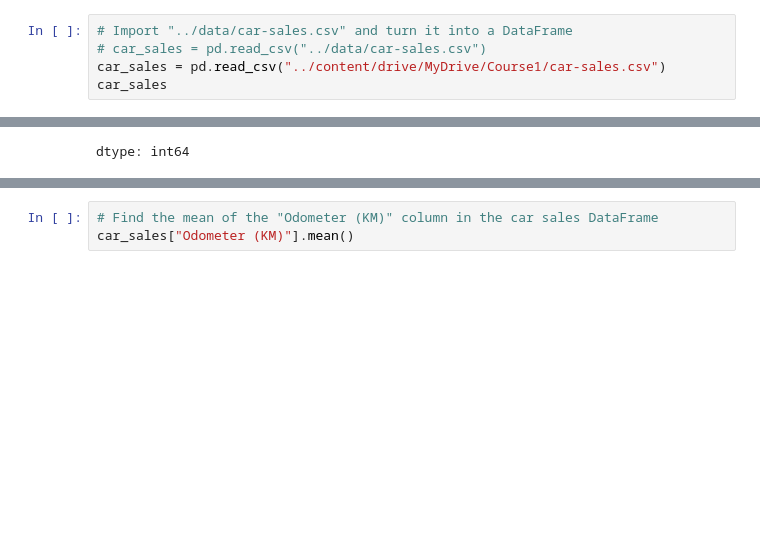
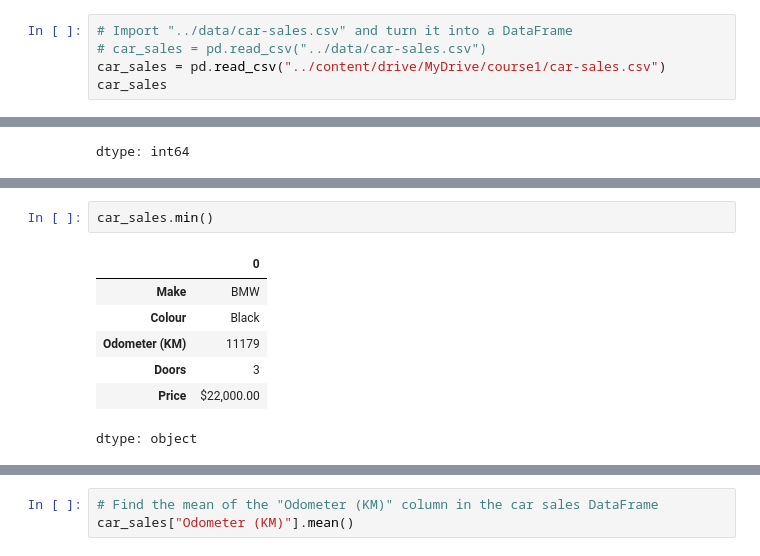
Before and after one commit to OCR-tech/zero-to-mastery-ml, a Jupyter notebook: section-2-data-science-and-ml-tools/pandas-exercises-solutions1.ipynb, the cells around one changed output, grey strips where cells are left out. Cells and saved outputs as stored; diff of their text form; blank space fills up the shorter version.

```diff
--- a/section-2-data-science-and-ml-tools/pandas-exercises-solutions1.ipynb
+++ b/section-2-data-science-and-ml-tools/pandas-exercises-solutions1.ipynb
@@ -48,7 +53,7 @@ car_data
 # %%
 # Import "../data/car-sales.csv" and turn it into a DataFrame
 # car_sales = pd.read_csv("../data/car-sales.csv")
-car_sales = pd.read_csv("../content/drive/MyDrive/Course1/car-sales.csv")
+car_sales = pd.read_csv("../content/drive/MyDrive/course1/car-sales.csv")
 car_sales
 # %% [output]
 |  | Make | Colour | Odometer (KM) | Doors | Price |
@@ -223,0 +244,10 @@ dtype: int64
+# %%
+car_sales.min()
+# %% [output]
+|  | 0 |
+| Make | BMW |
+| Colour | Black |
+| Odometer (KM) | 11179 |
+| Doors | 3 |
+| Price | $22,000.00 |
+dtype: object
```
Also changed, not shown: parts of 23 cells of this notebook.
